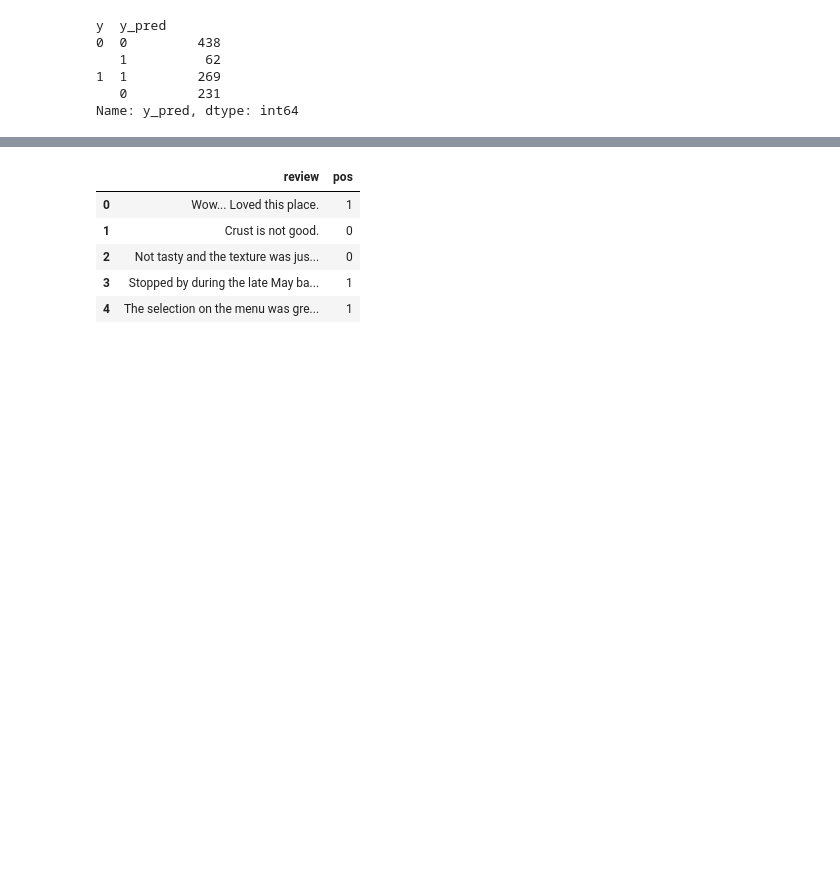
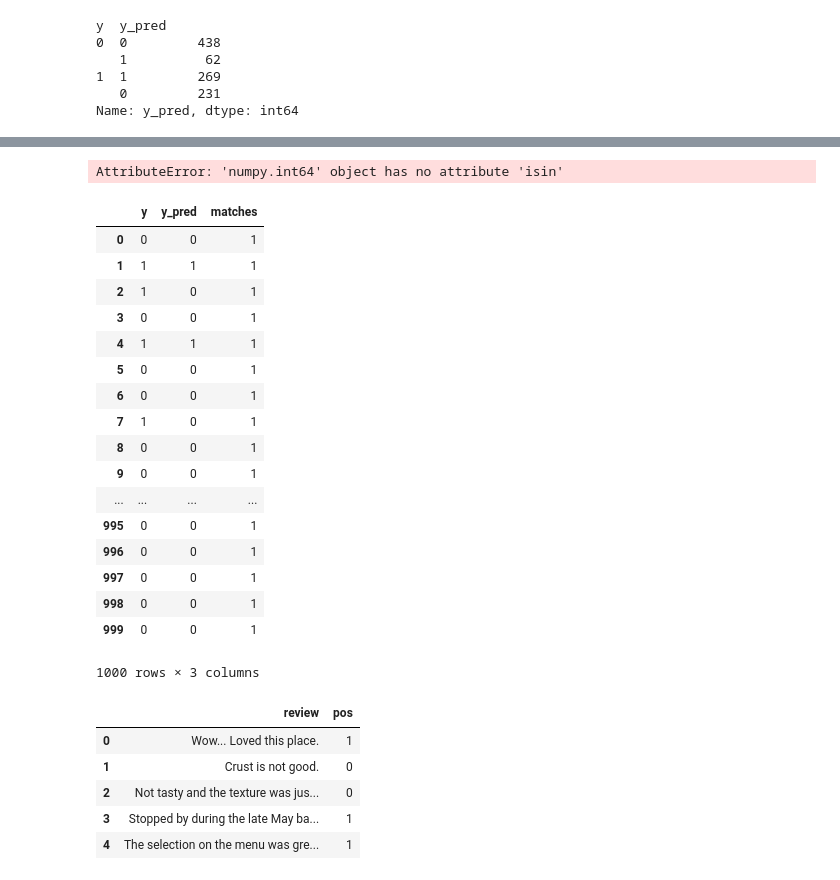
Before and after one commit to PriyankaBiswas/Data-Science, a Jupyter notebook: Unit2_SL/sentiment labelled sentences/feedback_analysis.ipynb, the cells around one changed output, grey strips where cells are left out. Cells and saved outputs as stored; diff of their text form; code cells hidden in the pictures; blank space fills up the shorter version.

```diff
--- a/Unit2_SL/sentiment labelled sentences/feedback_analysis.ipynb
+++ b/Unit2_SL/sentiment labelled sentences/feedback_analysis.ipynb
@@ -167,3 +226,36 @@ Name: y_pred, dtype: int64
+# %%
+for value in np.arange(len(y_df)):
+    if y_df['y_pred'].iloc[value].isin(y_df.y.iloc[value]):
+        print(value)
+# %% [output]
+AttributeError: 'numpy.int64' object has no attribute 'isin'
+# %%
+#df['matches'] = df['material1'].isin(df['material2']).astype(int)
+#df = df.groupby(['claim', 'event'], as_index=False)['matches'].sum()
+
+
+y_df['matches'] = y_df['y_pred'].value.isin(y_df['y']).astype(int)
+# %%
+y_df
+# %% [output]
+|  | y | y_pred | matches |
+| 0 | 0 | 0 | 1 |
+| 1 | 1 | 1 | 1 |
+| 2 | 1 | 0 | 1 |
+| 3 | 0 | 0 | 1 |
+| 4 | 1 | 1 | 1 |
+| 5 | 0 | 0 | 1 |
+| 6 | 0 | 0 | 1 |
+| 7 | 1 | 0 | 1 |
+| 8 | 0 | 0 | 1 |
+| 9 | 0 | 0 | 1 |
+| ... | ... | ... | ... |
+| 995 | 0 | 0 | 1 |
+| 996 | 0 | 0 | 1 |
+| 997 | 0 | 0 | 1 |
+| 998 | 0 | 0 | 1 |
+| 999 | 0 | 0 | 1 |
+1000 rows × 3 columns
 # %%
 data_yelp = pd.read_csv('yelp_labelled.txt', delimiter='\t', header=None)
 data_yelp.columns = ['review', 'pos']
```
Also changed, not shown: parts of 11 cells of this notebook, 1 other file.
